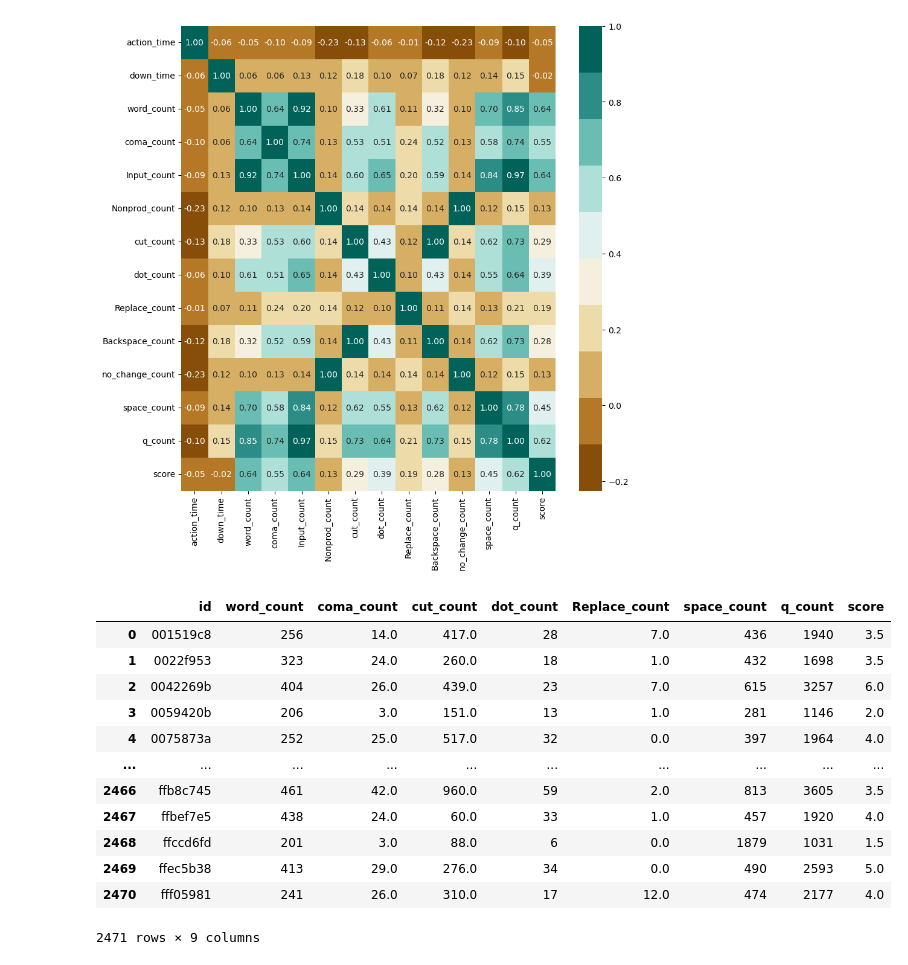
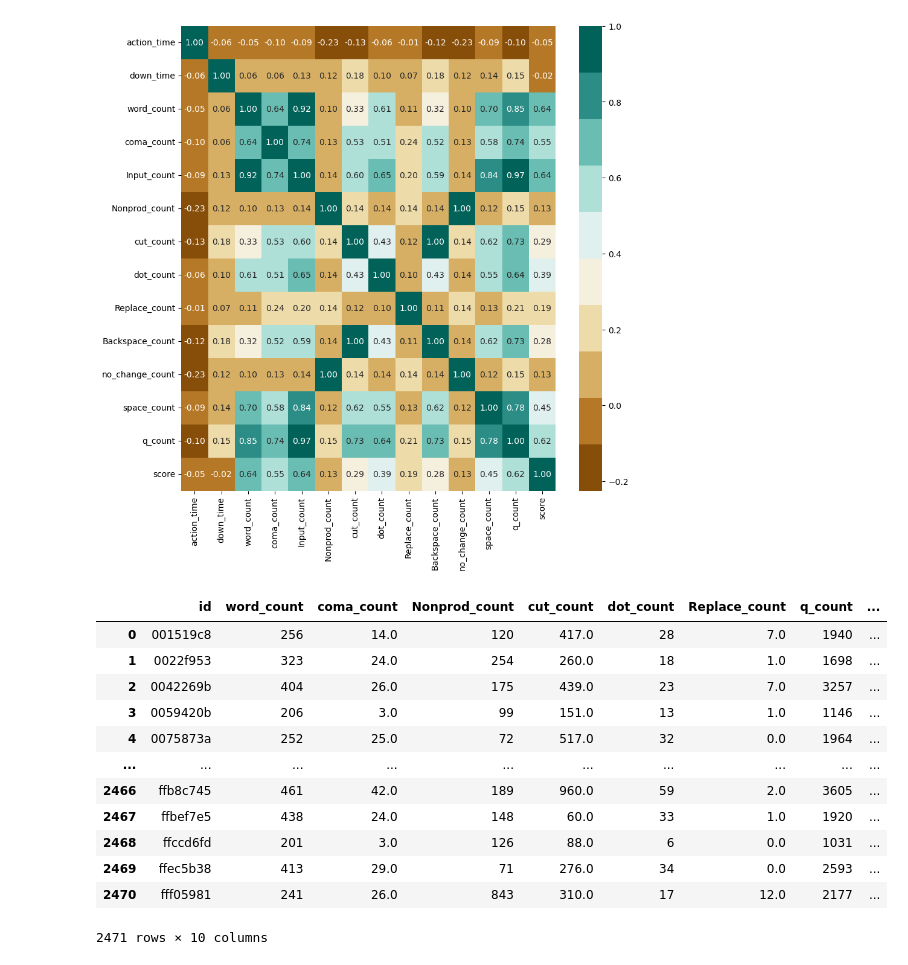
Before and after one commit to PiotrDratwa/Writing_quality_projections, a Jupyter notebook: Linking Writing Processes to Writing Quality.ipynb, the cells around one changed output. Saved outputs shown, nothing was run; the diff lists cells and outputs as text; code cells hidden in the pictures.

```diff
--- a/Linking Writing Processes to Writing Quality.ipynb
+++ b/Linking Writing Processes to Writing Quality.ipynb
@@ -305,9 +305,9 @@ X.isnull().values.any()
 False
 # %%
 df1= pd.DataFrame(X)
-df2 = pd.DataFrame(train_scores)
+y = pd.DataFrame(train_scores)
 
-merged_df = pd.merge(df1, df2, on='id', how='inner')
+merged_df = pd.merge(df1, y, on='id', how='inner')
 
 merged_df
 # %% [output]
@@ -338,25 +338,24 @@ sns.heatmap(correlations,
 plt.show()
 # %% [output]
 [figure]
-# %%
-X = X.drop(['action_time','down_time','Nonprod_count', 'no_change_count', 'Input_count', 'Backspace_count'], axis = 1)
 # %%
-merged_df = merged_df.drop(['action_time','down_time','Nonprod_count', 'no_change_count', 'Input_count', 'Backspace_count'], axis = 1)
+X = X.drop(['action_time','down_time', 'no_change_count', 'Input_count', 'Backspace_count'], axis = 1)
+merged_df = merged_df.drop(['action_time','down_time', 'no_change_count', 'Input_count', 'Backspace_count'], axis = 1)
 merged_df
 # %% [output]
-|  | id | word_count | coma_count | cut_count | dot_count | Replace_count | space_count | q_count | score |
-| 0 | 001519c8 | 256 | 14.0 | 417.0 | 28 | 7.0 | 436 | 1940 | 3.5 |
-| 1 | 0022f953 | 323 | 24.0 | 260.0 | 18 | 1.0 | 432 | 1698 | 3.5 |
-| 2 | 0042269b | 404 | 26.0 | 439.0 | 23 | 7.0 | 615 | 3257 | 6.0 |
-| 3 | 0059420b | 206 | 3.0 | 151.0 | 13 | 1.0 | 281 | 1146 | 2.0 |
-| 4 | 0075873a | 252 | 25.0 | 517.0 | 32 | 0.0 | 397 | 1964 | 4.0 |
+|  | id | word_count | coma_count | Nonprod_count | cut_count | dot_count | Replace_count | q_count | ... |
+| 0 | 001519c8 | 256 | 14.0 | 120 | 417.0 | 28 | 7.0 | 1940 | ... |
+| 1 | 0022f953 | 323 | 24.0 | 254 | 260.0 | 18 | 1.0 | 1698 | ... |
+| 2 | 0042269b | 404 | 26.0 | 175 | 439.0 | 23 | 7.0 | 3257 | ... |
+| 3 | 0059420b | 206 | 3.0 | 99 | 151.0 | 13 | 1.0 | 1146 | ... |
+| 4 | 0075873a | 252 | 25.0 | 72 | 517.0 | 32 | 0.0 | 1964 | ... |
 | ... | ... | ... | ... | ... | ... | ... | ... | ... | ... |
-| 2466 | ffb8c745 | 461 | 42.0 | 960.0 | 59 | 2.0 | 813 | 3605 | 3.5 |
-| 2467 | ffbef7e5 | 438 | 24.0 | 60.0 | 33 | 1.0 | 457 | 1920 | 4.0 |
-| 2468 | ffccd6fd | 201 | 3.0 | 88.0 | 6 | 0.0 | 1879 | 1031 | 1.5 |
-| 2469 | ffec5b38 | 413 | 29.0 | 276.0 | 34 | 0.0 | 490 | 2593 | 5.0 |
-| 2470 | fff05981 | 241 | 26.0 | 310.0 | 17 | 12.0 | 474 | 2177 | 4.0 |
+| 2466 | ffb8c745 | 461 | 42.0 | 189 | 960.0 | 59 | 2.0 | 3605 | ... |
+| 2467 | ffbef7e5 | 438 | 24.0 | 148 | 60.0 | 33 | 1.0 | 1920 | ... |
+| 2468 | ffccd6fd | 201 | 3.0 | 126 | 88.0 | 6 | 0.0 | 1031 | ... |
+| 2469 | ffec5b38 | 413 | 29.0 | 71 | 276.0 | 34 | 0.0 | 2593 | ... |
+| 2470 | fff05981 | 241 | 26.0 | 843 | 310.0 | 17 | 12.0 | 2177 | ... |
-2471 rows × 9 columns
+2471 rows × 10 columns
 # %%
 correlations = merged_df.corr()
 fig, ax = plt.subplots(figsize=(10, 10))
```
Also changed, not shown: parts of 49 cells of this notebook.
